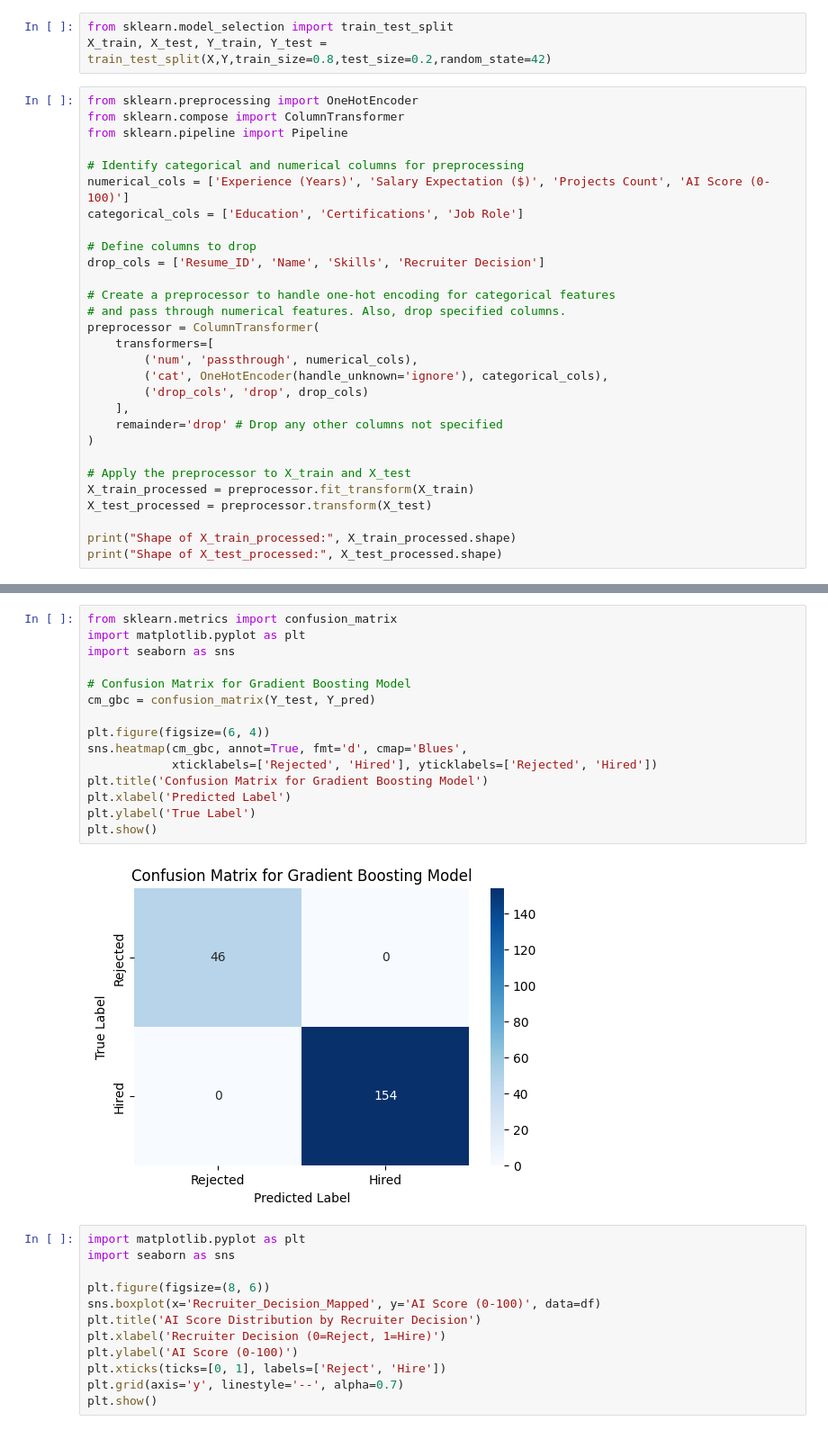
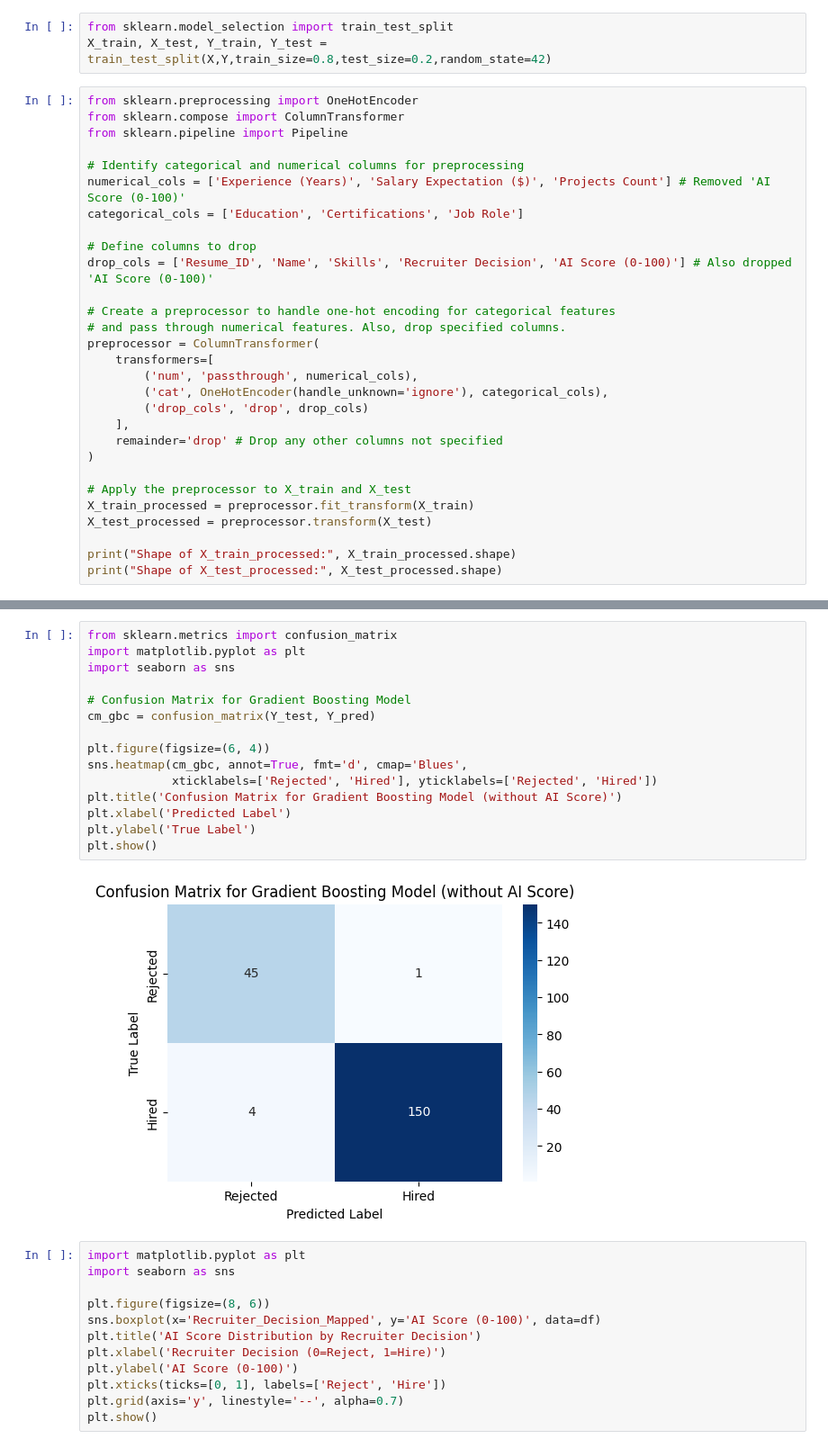
Before and after one commit to Krishna-Dhawangale/Resume-Screening-Machine-Learning-, a Jupyter notebook: Resume_Screening(Gradient_Boosting).ipynb, the cells around one changed output, grey strips where cells are left out. Shown at 90% size. Cells and saved outputs as stored; diff of their text form.

```diff
--- a/Resume_Screening(Gradient_Boosting).ipynb
+++ b/Resume_Screening(Gradient_Boosting).ipynb
@@ -274,11 +274,11 @@ from sklearn.compose import ColumnTransformer
 from sklearn.pipeline import Pipeline
 
 # Identify categorical and numerical columns for preprocessing
-numerical_cols = ['Experience (Years)', 'Salary Expectation ($)', 'Projects Count', 'AI Score (0-100)']
+numerical_cols = ['Experience (Years)', 'Salary Expectation ($)', 'Projects Count'] # Removed 'AI Score (0-100)'
 categorical_cols = ['Education', 'Certifications', 'Job Role']
 
 # Define columns to drop
-drop_cols = ['Resume_ID', 'Name', 'Skills', 'Recruiter Decision']
+drop_cols = ['Resume_ID', 'Name', 'Skills', 'Recruiter Decision', 'AI Score (0-100)'] # Also dropped 'AI Score (0-100)'
 
 # Create a preprocessor to handle one-hot encoding for categorical features
 # and pass through numerical features. Also, drop specified columns.
@@ -334,20 +334,20 @@ weighted avg       1.00      1.00      1.00       200
 # %%
 from sklearn.metrics import confusion_matrix
 import matplotlib.pyplot as plt
 import seaborn as sns
 
 # Confusion Matrix for Gradient Boosting Model
 cm_gbc = confusion_matrix(Y_test, Y_pred)
 
 plt.figure(figsize=(6, 4))
 sns.heatmap(cm_gbc, annot=True, fmt='d', cmap='Blues',
             xticklabels=['Rejected', 'Hired'], yticklabels=['Rejected', 'Hired'])
-plt.title('Confusion Matrix for Gradient Boosting Model')
+plt.title('Confusion Matrix for Gradient Boosting Model (without AI Score)')
 plt.xlabel('Predicted Label')
 plt.ylabel('True Label')
 plt.show()
 # %% [output]
-[figure, old version]
+[figure, new version]
 # %%
 import matplotlib.pyplot as plt
 import seaborn as sns
```
Also changed, not shown: parts of 6 cells of this notebook.
